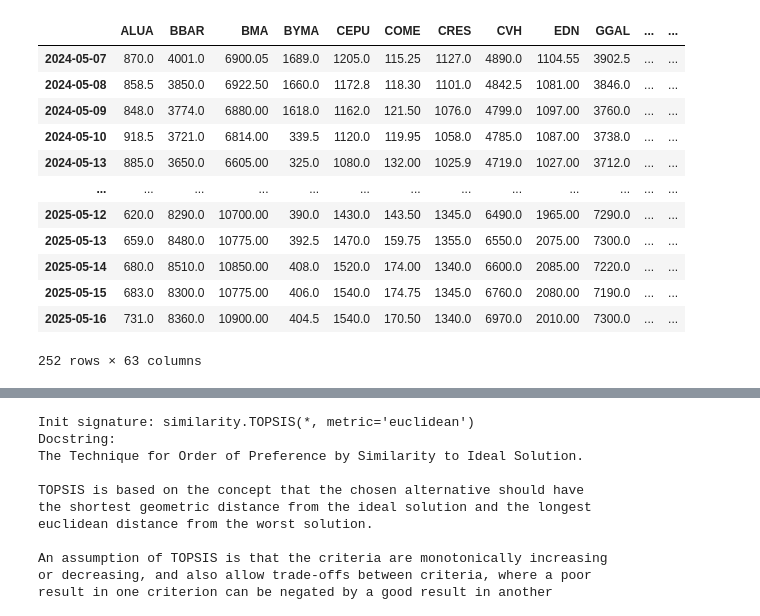
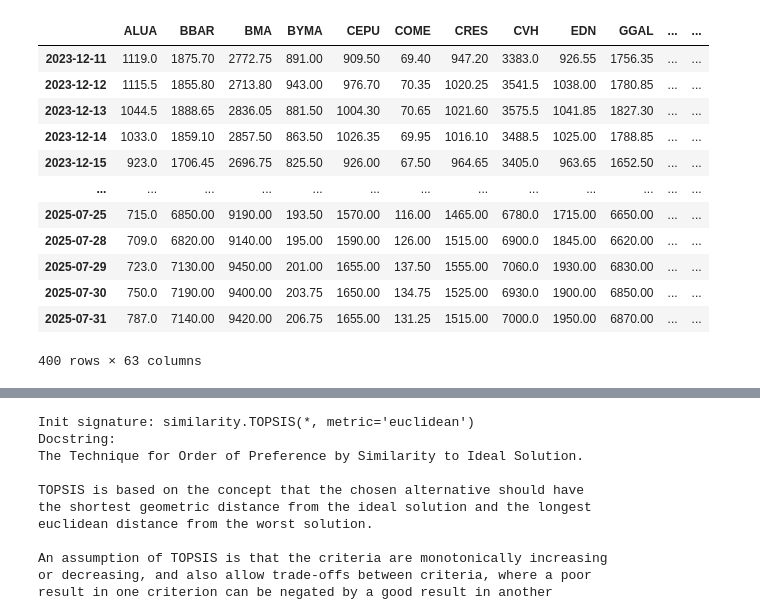
Before and after one commit to nluczywo/indicador, a Jupyter notebook: carteras_indicadores.ipynb, the cells around one changed output, grey strips where cells are left out. Saved outputs shown, nothing was run; the diff lists cells and outputs as text; code cells hidden in the pictures.

```diff
--- a/carteras_indicadores.ipynb
+++ b/carteras_indicadores.ipynb
@@ -17,25 +17,25 @@ from skcriteria.preprocessing import invert_objectives, weighters, scalers
 from skcriteria.madm import similarity, moora, electre
 from skcriteria.ranksrev import RankInvariantChecker
 # %%
-mer = joblib.load("./until_2025-05-17.pklj")
-mer= mer[6000:6252]
+mer = joblib.load("./price_01-01-2010_to_01-10-2025.pklj")
+mer= mer[3408:3808]
 mer = mer.drop(columns=['BRIO', 'BRIO6','EDLH','EMDE','ESME','INAG','IRCP','PGR'])
-mer = mer.ffill()
+mer = mer.ffill().apply(pd.to_numeric, errors='coerce')
 mer = mer.infer_objects(copy=False)
 pd.set_option('future.no_silent_downcasting', True)
 mer
 # %% [output]
 |  | ALUA | BBAR | BMA | BYMA | CEPU | COME | CRES | CVH | EDN | GGAL | ... | ... |
-| 2024-05-07 | 870.0 | 4001.0 | 6900.05 | 1689.0 | 1205.0 | 115.25 | 1127.0 | 4890.0 | 1104.55 | 3902.5 | ... | ... |
-| 2024-05-08 | 858.5 | 3850.0 | 6922.50 | 1660.0 | 1172.8 | 118.30 | 1101.0 | 4842.5 | 1081.00 | 3846.0 | ... | ... |
-| 2024-05-09 | 848.0 | 3774.0 | 6880.00 | 1618.0 | 1162.0 | 121.50 | 1076.0 | 4799.0 | 1097.00 | 3760.0 | ... | ... |
-| 2024-05-10 | 918.5 | 3721.0 | 6814.00 | 339.5 | 1120.0 | 119.95 | 1058.0 | 4785.0 | 1087.00 | 3738.0 | ... | ... |
-| 2024-05-13 | 885.0 | 3650.0 | 6605.00 | 325.0 | 1080.0 | 132.00 | 1025.9 | 4719.0 | 1027.00 | 3712.0 | ... | ... |
+| 2023-12-11 | 1119.0 | 1875.70 | 2772.75 | 891.00 | 909.50 | 69.40 | 947.20 | 3383.0 | 926.55 | 1756.35 | ... | ... |
+| 2023-12-12 | 1115.5 | 1855.80 | 2713.80 | 943.00 | 976.70 | 70.35 | 1020.25 | 3541.5 | 1038.00 | 1780.85 | ... | ... |
+| 2023-12-13 | 1044.5 | 1888.65 | 2836.05 | 881.50 | 1004.30 | 70.65 | 1021.60 | 3575.5 | 1041.85 | 1827.30 | ... | ... |
+| 2023-12-14 | 1033.0 | 1859.10 | 2857.50 | 863.50 | 1026.35 | 69.95 | 1016.10 | 3488.5 | 1025.00 | 1788.85 | ... | ... |
+| 2023-12-15 | 923.0 | 1706.45 | 2696.75 | 825.50 | 926.00 | 67.50 | 964.65 | 3405.0 | 963.65 | 1652.50 | ... | ... |
 | ... | ... | ... | ... | ... | ... | ... | ... | ... | ... | ... | ... | ... |
-| 2025-05-12 | 620.0 | 8290.0 | 10700.00 | 390.0 | 1430.0 | 143.50 | 1345.0 | 6490.0 | 1965.00 | 7290.0 | ... | ... |
-| 2025-05-13 | 659.0 | 8480.0 | 10775.00 | 392.5 | 1470.0 | 159.75 | 1355.0 | 6550.0 | 2075.00 | 7300.0 | ... | ... |
-| 2025-05-14 | 680.0 | 8510.0 | 10850.00 | 408.0 | 1520.0 | 174.00 | 1340.0 | 6600.0 | 2085.00 | 7220.0 | ... | ... |
-| 2025-05-15 | 683.0 | 8300.0 | 10775.00 | 406.0 | 1540.0 | 174.75 | 1345.0 | 6760.0 | 2080.00 | 7190.0 | ... | ... |
-| 2025-05-16 | 731.0 | 8360.0 | 10900.00 | 404.5 | 1540.0 | 170.50 | 1340.0 | 6970.0 | 2010.00 | 7300.0 | ... | ... |
+| 2025-07-25 | 715.0 | 6850.00 | 9190.00 | 193.50 | 1570.00 | 116.00 | 1465.00 | 6780.0 | 1715.00 | 6650.00 | ... | ... |
+| 2025-07-28 | 709.0 | 6820.00 | 9140.00 | 195.00 | 1590.00 | 126.00 | 1515.00 | 6900.0 | 1845.00 | 6620.00 | ... | ... |
+| 2025-07-29 | 723.0 | 7130.00 | 9450.00 | 201.00 | 1655.00 | 137.50 | 1555.00 | 7060.0 | 1930.00 | 6830.00 | ... | ... |
+| 2025-07-30 | 750.0 | 7190.00 | 9400.00 | 203.75 | 1650.00 | 134.75 | 1525.00 | 6930.0 | 1900.00 | 6850.00 | ... | ... |
+| 2025-07-31 | 787.0 | 7140.00 | 9420.00 | 206.75 | 1655.00 | 131.25 | 1515.00 | 7000.0 | 1950.00 | 6870.00 | ... | ... |
-252 rows × 63 columns
+400 rows × 63 columns
 # %%
```
Also changed, not shown: parts of 12 cells of this notebook, 21 other files.
